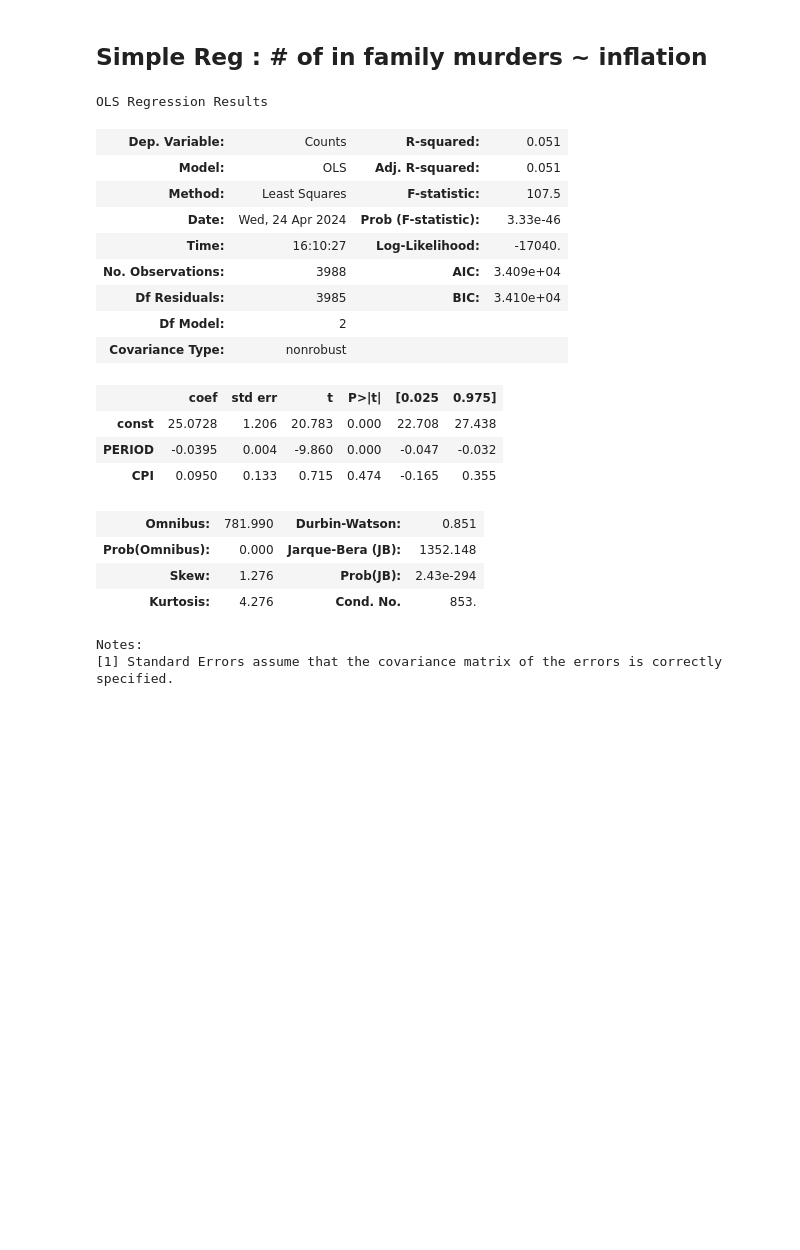
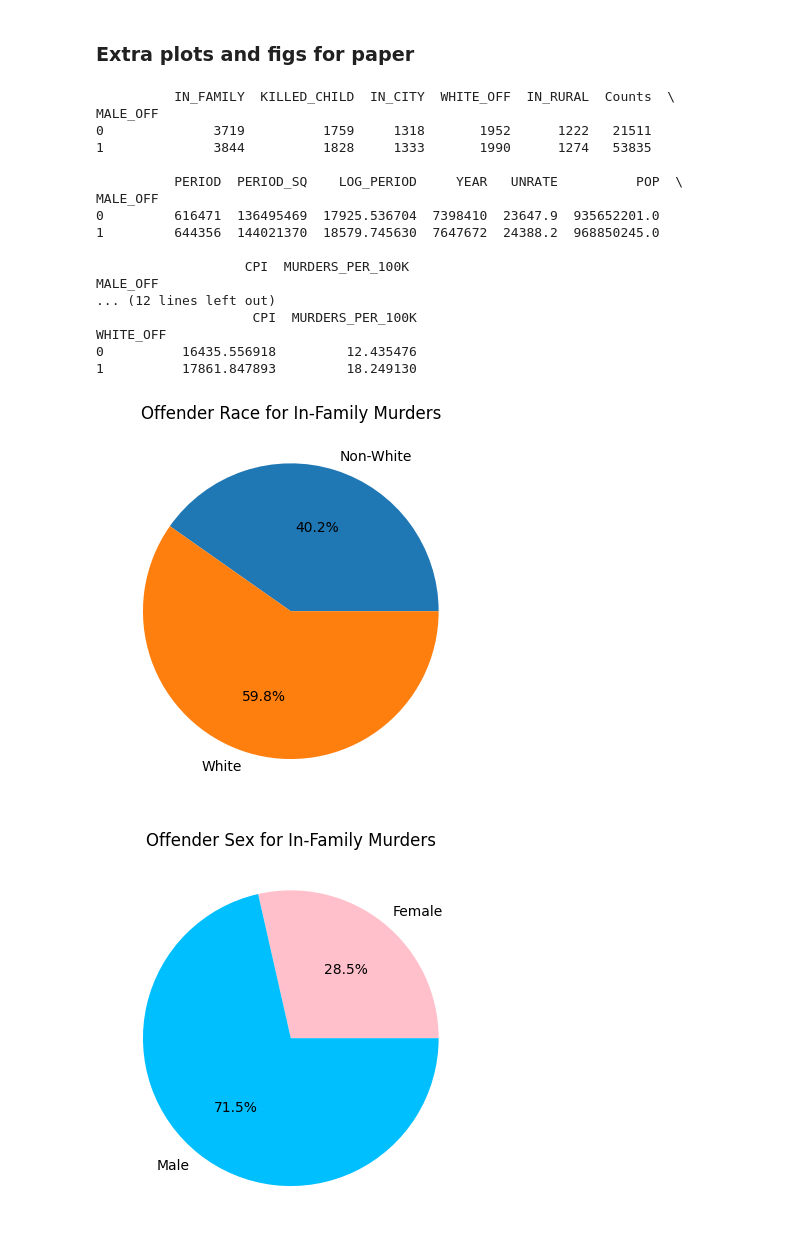
Before and after one commit to parleon/evo_eco, a Jupyter notebook: Assignment/A3.ipynb, the cells around one changed output. Cells and saved outputs as stored; diff of their text form; code cells hidden in the pictures; blank space fills up the shorter version.

Commit message:
fix race / male copy, add pie charts

```diff
--- a/Assignment/A3.ipynb
+++ b/Assignment/A3.ipynb
@@ -33,7 +33,7 @@ dump = dump[dump['OFFRACE'] != 9]
 
 # Collapse Race into white, non white; collapse sex into male
 dump['WHITE_OFF'] = dump['OFFRACE'].apply(lambda x : 1 if x == 1 else 0)
-dump['MALE_OFF'] = dump['OFFRACE'].apply(lambda x: 1 if x == 1 else 0)
+dump['MALE_OFF'] = dump['OFFSEX'].apply(lambda x: 1 if x == 1 else 0)
 
 
 # D_S_PANEL = dump.groupby("DATE_and_STATE")[["COUNT","IN_FAMILY", "KILLED_CHILD", "IN_CITY", "IN_SUBURB", "IN_RURAL"]].sum()
@@ -172,36 +170,38 @@ parentheses.
-# %% [markdown]
-## Simple Reg : # of in family murders ~ inflation
-# %%
-# DON'T MODIFY ts HERE
-
-# drop any rows that are now infamily murders
-reg_data = ts[ts['IN_FAMILY'] == 1]
-
-x = reg_data[['PERIOD', "CPI"]]
-x = sm.add_constant(x)
-
-y = ((reg_data["Counts"]))
-
-
-sm.OLS(y, x).fit().summary()
-# %% [output]
-OLS Regression Results
-| Dep. Variable: | Counts | R-squared: | 0.051 |
-| Model: | OLS | Adj. R-squared: | 0.051 |
-| Method: | Least Squares | F-statistic: | 107.5 |
-| Date: | Wed, 24 Apr 2024 | Prob (F-statistic): | 3.33e-46 |
-| Time: | 16:10:27 | Log-Likelihood: | -17040. |
-| No. Observations: | 3988 | AIC: | 3.409e+04 |
-| Df Residuals: | 3985 | BIC: | 3.410e+04 |
-| Df Model: | 2 |  |  |
-| Covariance Type: | nonrobust |  |  |
-|  | coef | std err | t | P>|t| | [0.025 | 0.975] |
-| const | 25.0728 | 1.206 | 20.783 | 0.000 | 22.708 | 27.438 |
-| PERIOD | -0.0395 | 0.004 | -9.860 | 0.000 | -0.047 | -0.032 |
-| CPI | 0.0950 | 0.133 | 0.715 | 0.474 | -0.165 | 0.355 |
-| Omnibus: | 781.990 | Durbin-Watson: | 0.851 |
-| Prob(Omnibus): | 0.000 | Jarque-Bera (JB): | 1352.148 |
-| Skew: | 1.276 | Prob(JB): | 2.43e-294 |
-| Kurtosis: | 4.276 | Cond. No. | 853. |
-Notes:
-[1] Standard Errors assume that the covariance matrix of the errors is correctly specified.
+# %% [markdown]
+### Extra plots and figs for paper
+# %%
+by_race = reg_data.groupby(['WHITE_OFF']).sum('Counts')
+by_sex = reg_data.groupby(['MALE_OFF']).sum('Counts')
+print(by_sex)
+
+print(by_race)
+
+
+plt.pie(by_race['Counts'], labels=['Non-White', 'White'], normalize=True, autopct='%1.1f%%')
+plt.title("Offender Race for In-Family Murders")
+plt.show()
+
+
+plt.pie(by_sex['Counts'], labels=['Female', 'Male'], normalize=True, autopct='%1.1f%%', colors=['Pink', 'deepskyblue'])
+plt.title("Offender Sex for In-Family Murders")
+plt.show()
+# %% [output]
+          IN_FAMILY  KILLED_CHILD  IN_CITY  WHITE_OFF  IN_RURAL  Counts  \
+MALE_OFF
+0              3719          1759     1318       1952      1222   21511
+1              3844          1828     1333       1990      1274   53835
+
+          PERIOD  PERIOD_SQ    LOG_PERIOD     YEAR   UNRATE          POP  \
+MALE_OFF
+0         616471  136495469  17925.536704  7398410  23647.9  935652201.0
+1         644356  144021370  18579.745630  7647672  24388.2  968850245.0
+
+                   CPI  MURDERS_PER_100K
+MALE_OFF
+... (12 lines left out)
+                    CPI  MURDERS_PER_100K
+WHITE_OFF
+0          16435.556918         12.435476
+1          17861.847893         18.249130
+[figure, added]
+[figure, added]
```
Also changed, not shown: parts of 4 cells of this notebook.
